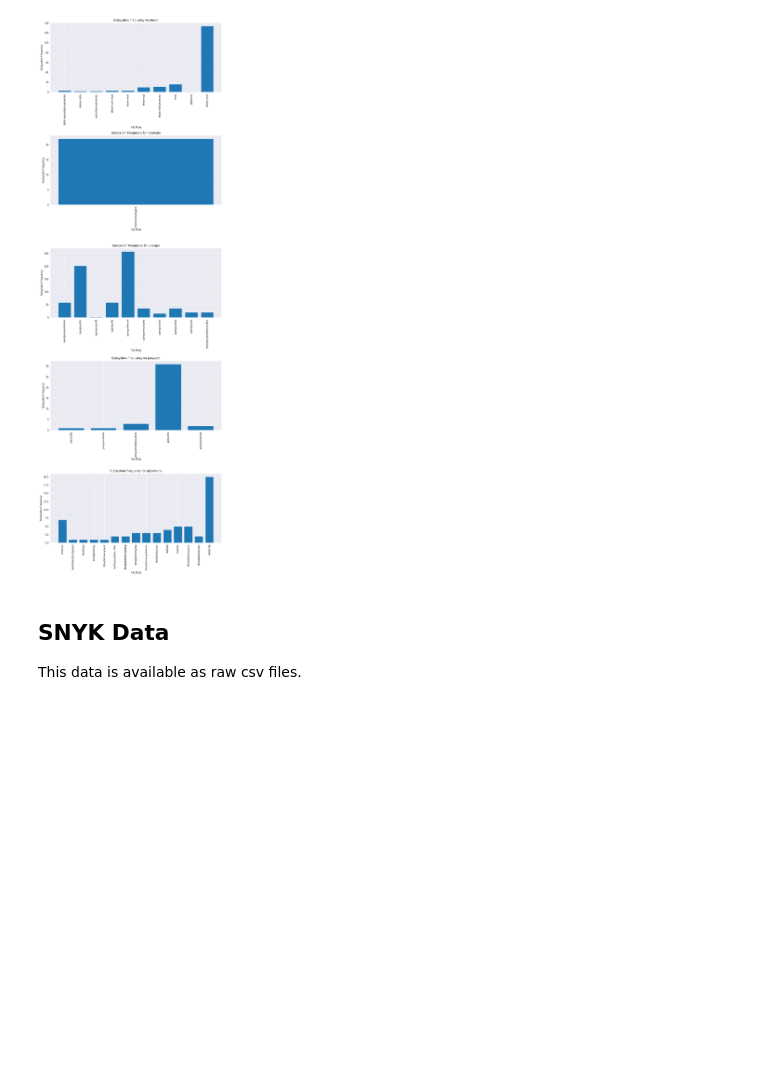
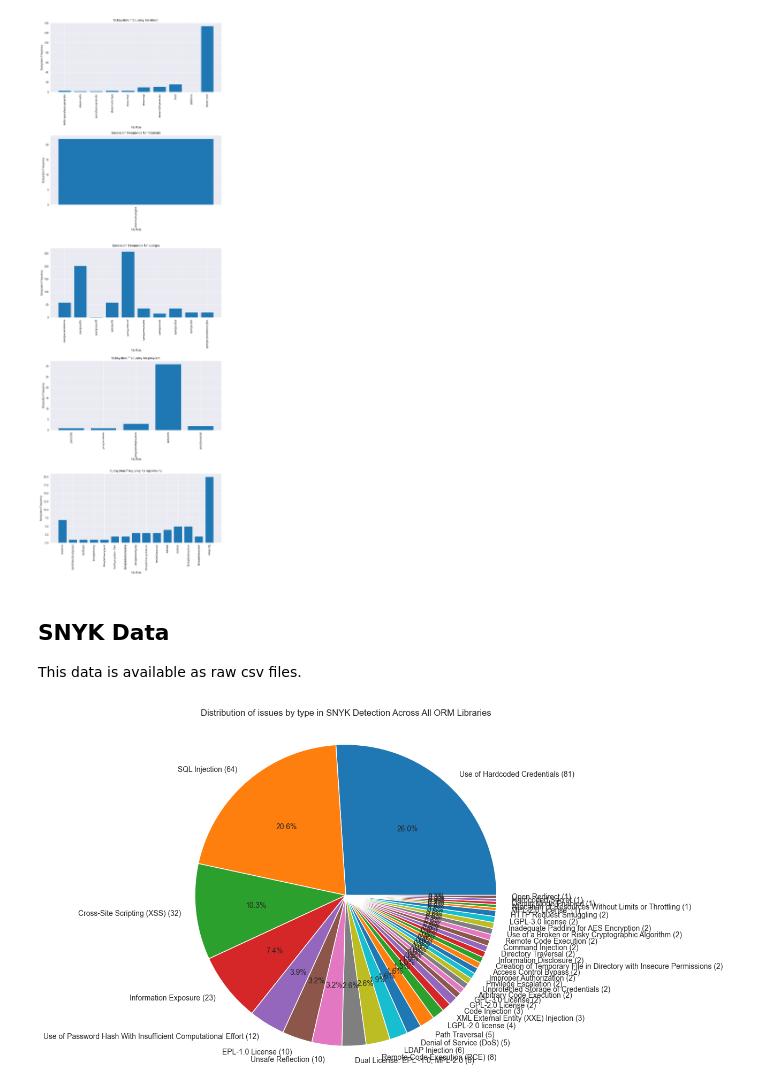
Before and after one commit to Hashir-Jamil/static-analysis-tools-comparison, a Jupyter notebook: static_analysis_data.ipynb, the cells around one changed output. Cells and saved outputs as stored; diff of their text form; code cells hidden in the pictures; blank space fills up the shorter version.

Commit message:
snyk plots and data finished

```diff
--- a/static_analysis_data.ipynb
+++ b/static_analysis_data.ipynb
@@ -327,36 +327,39 @@ This data is available as raw csv files.
 # %%
 csv_paths = [
     "snyk_data/snyk_ebean.csv",
     "snyk_data/snyk_hibernate-orm.csv",
     "snyk_data/snyk_openjpa.csv",
     "snyk_data/snyk_ponyorm.csv",
     "snyk_data/snyk_sqlalchemy.csv"
 ]
 
-ebean_df = pd.read_csv(csv_paths[0])
+ebean_df = pd.read_csv(csv_paths[0], encoding='iso-8859-1')
 ebean_df['package'] = 'ebean'
-hibernate_df = pd.read_csv(csv_paths[1])
+hibernate_df = pd.read_csv(csv_paths[1], encoding='iso-8859-1')
 hibernate_df['package'] = 'hibernate'
-openjpa_df = pd.read_csv(csv_paths[2])
+openjpa_df = pd.read_csv(csv_paths[2], encoding='iso-8859-1')
 openjpa_df['package'] = 'openjpa'
-ponyorm_df = pd.read_csv(csv_paths[3])
+ponyorm_df = pd.read_csv(csv_paths[3], encoding='iso-8859-1')
 ponyorm_df['package'] = 'ponyorm'
-sqlalchemy_df = pd.read_csv(csv_paths[4])
+sqlalchemy_df = pd.read_csv(csv_paths[4], encoding='iso-8859-1')
 sqlalchemy_df['package'] = 'sqlalchemy'
 
 snyk_df = pd.concat([ebean_df, hibernate_df, openjpa_df, openjpa_df, ponyorm_df, sqlalchemy_df], ignore_index=True)
 snyk_df = snyk_df[['package','file_path','line_number','type','severity','description']]
-snyk_df['file_path'] = coverity_df['file_path'].apply(lambda x:x[1:])
-snyk_df.to_csv('coverity_data/coverity_results.csv', index=False)
+snyk_df['file_path'] = snyk_df['file_path'].apply(lambda x: x.split('/',1)[1] if '/' in x else x)
+snyk_df['file_path'] = snyk_df['file_path'].apply(lambda x: x.replace('?',''))
+snyk_df.to_csv('snyk_data/snyk_results.csv', index=False)
 
 snyk_type_proportion = snyk_df['type'].value_counts()
 
 plt.figure(figsize=(8,8))
 plt.pie(snyk_type_proportion, labels=[f"{index} ({snyk_type_proportion[index]})" for index in snyk_type_proportion.index],autopct='%1.1f%%')
-plt.title('Distribution of issues by type in SNKY Detection Across All ORM Libraries', pad=20)
+plt.title('Distribution of issues by type in SNYK Detection Across All ORM Libraries', pad=20)
 plt.axis('equal')
 plt.savefig("plots/snyk_issue_type_distribution.pdf", format="pdf", bbox_inches="tight")
 plt.show()
+# %% [output]
+[figure, added]
 # %%
 snyk_package_proportion = snyk_df['package'].value_counts()
 
```
Also changed, not shown: parts of 4 cells of this notebook, 13 other files.
